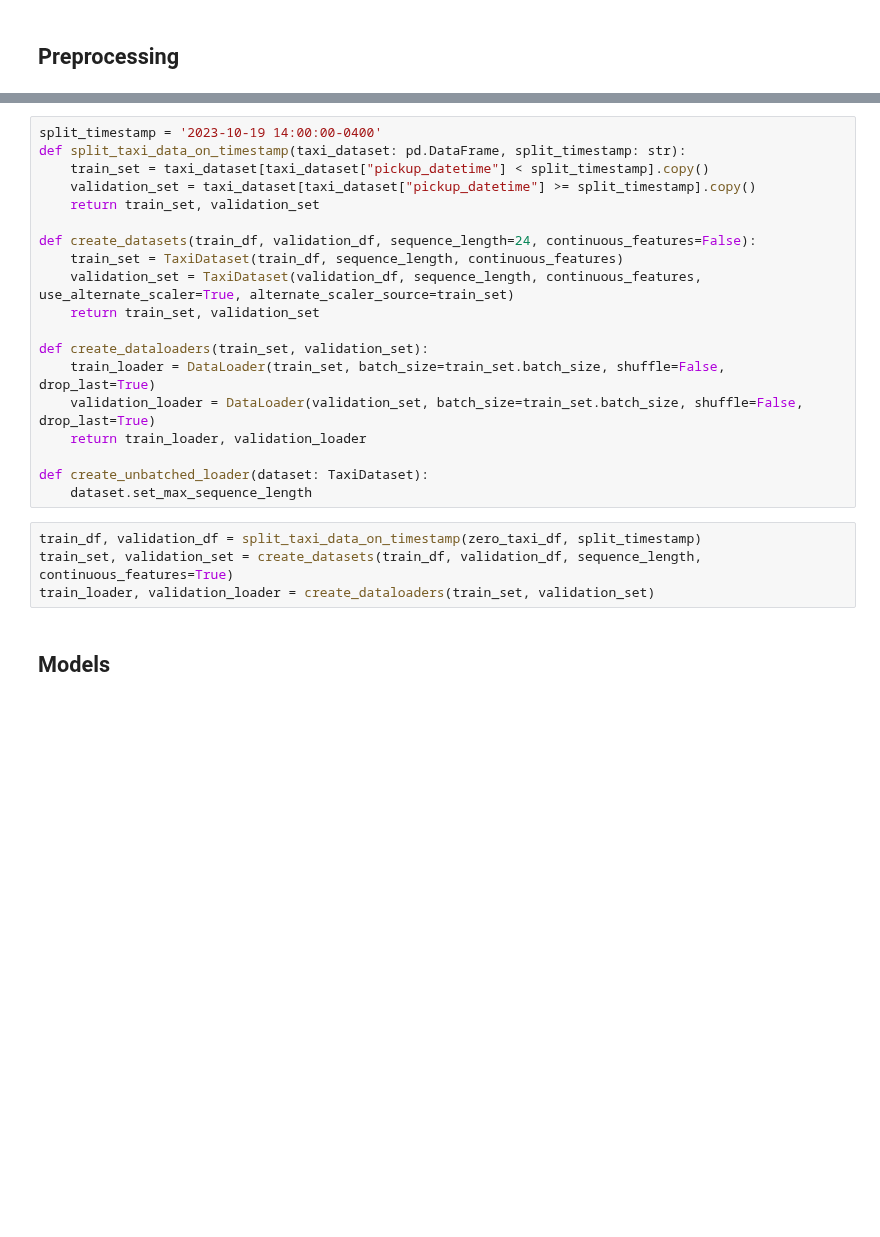
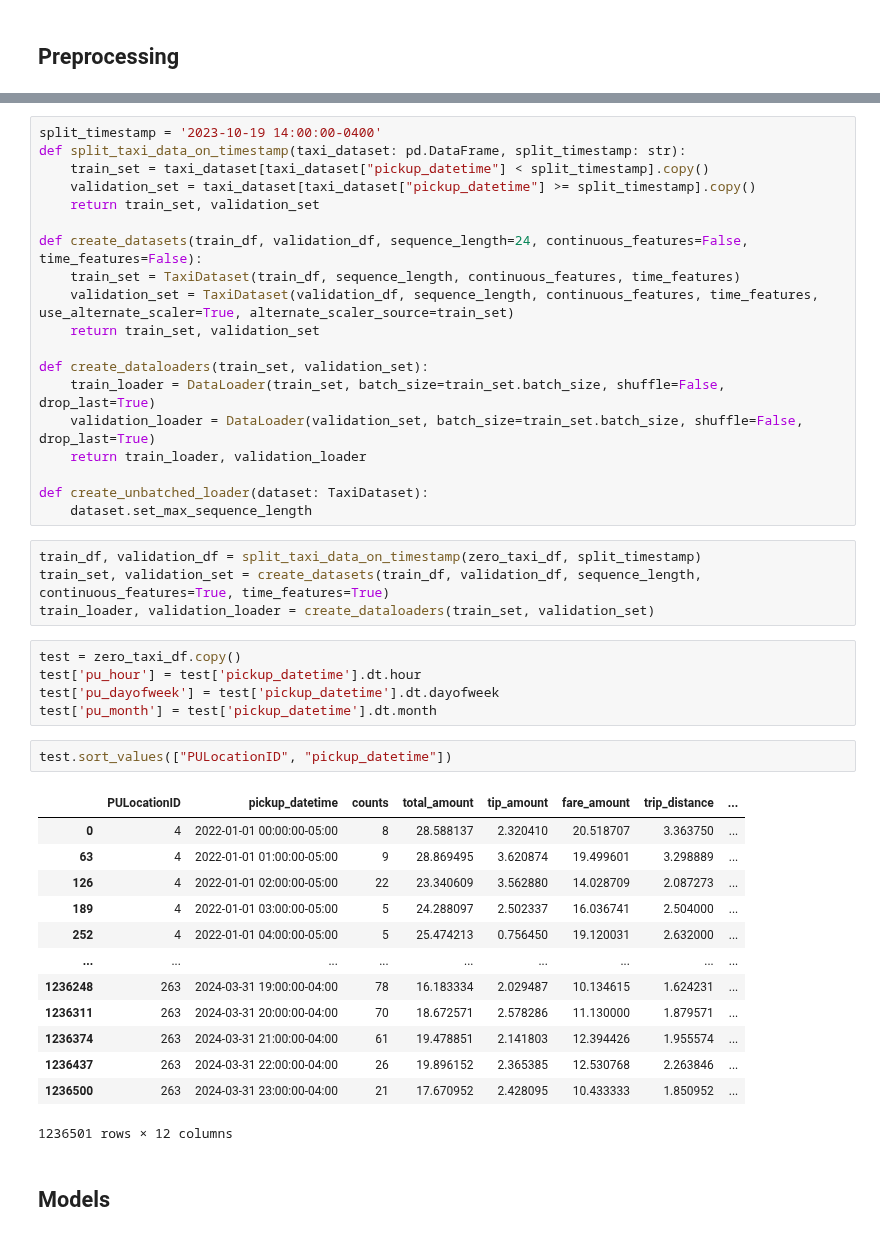
Before and after one commit to edwarddramirez/taxi-forecast, a Jupyter notebook: notebooks/rnn_lstm_validation.ipynb, the cells around one changed output, grey strips where cells are left out. Saved outputs shown, nothing was run; the diff lists cells and outputs as text; blank space fills up the shorter version.

Commit message:
Clean up validation notebook

```diff
--- a/notebooks/rnn_lstm_validation.ipynb
+++ b/notebooks/rnn_lstm_validation.ipynb
@@ -224,9 +239,9 @@ def split_taxi_data_on_timestamp(taxi_dataset: pd.DataFrame, split_timestamp: st
     validation_set = taxi_dataset[taxi_dataset["pickup_datetime"] >= split_timestamp].copy()
     return train_set, validation_set
 
-def create_datasets(train_df, validation_df, sequence_length=24, continuous_features=False):
-    train_set = TaxiDataset(train_df, sequence_length, continuous_features)
-    validation_set = TaxiDataset(validation_df, sequence_length, continuous_features, use_alternate_scaler=True, alternate_scaler_source=train_set)
+def create_datasets(train_df, validation_df, sequence_length=24, continuous_features=False, time_features=False):
+    train_set = TaxiDataset(train_df, sequence_length, continuous_features, time_features)
+    validation_set = TaxiDataset(validation_df, sequence_length, continuous_features, time_features, use_alternate_scaler=True, alternate_scaler_source=train_set)
     return train_set, validation_set
 
 def create_dataloaders(train_set, validation_set):
@@ -238,8 +253,29 @@ def create_unbatched_loader(dataset: TaxiDataset):
     dataset.set_max_sequence_length
 # %%
 train_df, validation_df = split_taxi_data_on_timestamp(zero_taxi_df, split_timestamp)
-train_set, validation_set = create_datasets(train_df, validation_df, sequence_length, continuous_features=True)
+train_set, validation_set = create_datasets(train_df, validation_df, sequence_length, continuous_features=True, time_features=True)
 train_loader, validation_loader = create_dataloaders(train_set, validation_set)
+# %%
+test = zero_taxi_df.copy()
+test['pu_hour'] = test['pickup_datetime'].dt.hour
+test['pu_dayofweek'] = test['pickup_datetime'].dt.dayofweek
+test['pu_month'] = test['pickup_datetime'].dt.month
+# %%
+test.sort_values(["PULocationID", "pickup_datetime"])
+# %% [output]
+|  | PULocationID | pickup_datetime | counts | total_amount | tip_amount | fare_amount | trip_distance | ... |
+| 0 | 4 | 2022-01-01 00:00:00-05:00 | 8 | 28.588137 | 2.320410 | 20.518707 | 3.363750 | ... |
+| 63 | 4 | 2022-01-01 01:00:00-05:00 | 9 | 28.869495 | 3.620874 | 19.499601 | 3.298889 | ... |
+| 126 | 4 | 2022-01-01 02:00:00-05:00 | 22 | 23.340609 | 3.562880 | 14.028709 | 2.087273 | ... |
+| 189 | 4 | 2022-01-01 03:00:00-05:00 | 5 | 24.288097 | 2.502337 | 16.036741 | 2.504000 | ... |
+| 252 | 4 | 2022-01-01 04:00:00-05:00 | 5 | 25.474213 | 0.756450 | 19.120031 | 2.632000 | ... |
+| ... | ... | ... | ... | ... | ... | ... | ... | ... |
+| 1236248 | 263 | 2024-03-31 19:00:00-04:00 | 78 | 16.183334 | 2.029487 | 10.134615 | 1.624231 | ... |
+| 1236311 | 263 | 2024-03-31 20:00:00-04:00 | 70 | 18.672571 | 2.578286 | 11.130000 | 1.879571 | ... |
+| 1236374 | 263 | 2024-03-31 21:00:00-04:00 | 61 | 19.478851 | 2.141803 | 12.394426 | 1.955574 | ... |
+| 1236437 | 263 | 2024-03-31 22:00:00-04:00 | 26 | 19.896152 | 2.365385 | 12.530768 | 2.263846 | ... |
+| 1236500 | 263 | 2024-03-31 23:00:00-04:00 | 21 | 17.670952 | 2.428095 | 10.433333 | 1.850952 | ... |
+1236501 rows × 12 columns
 # %% [markdown]
 ## Models
 # %%
```
Also changed, not shown: parts of 20 cells of this notebook.
